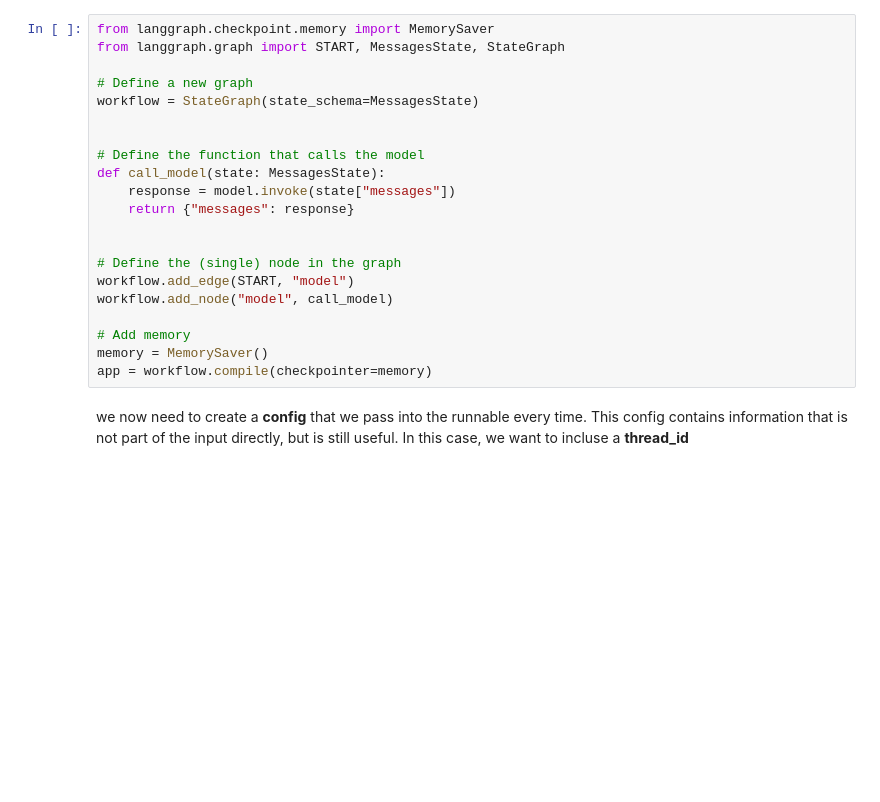
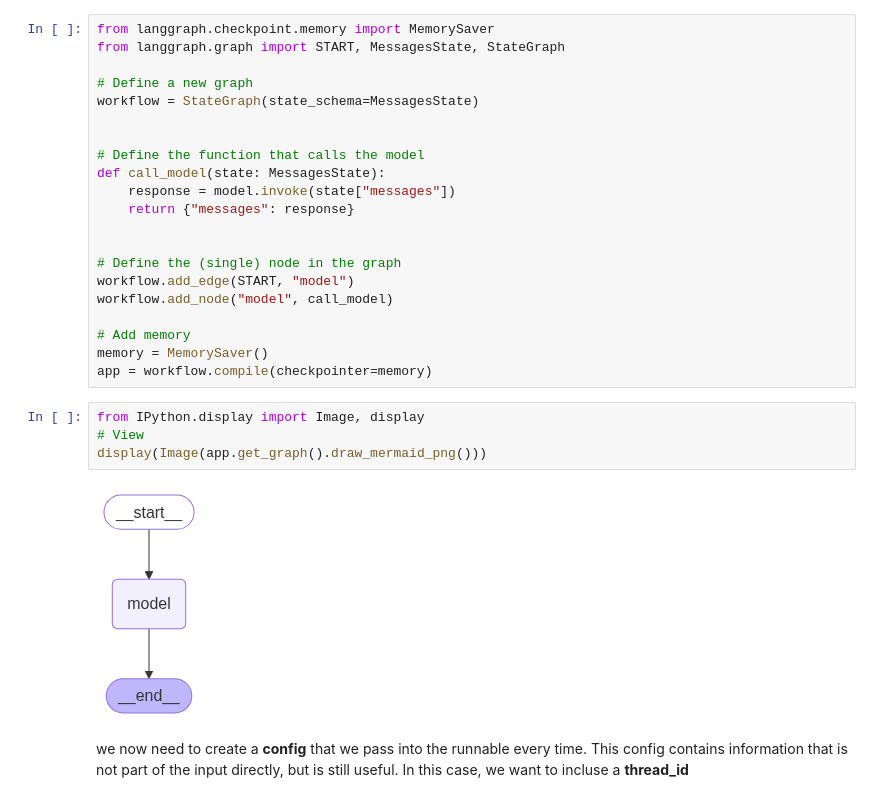
Before and after one commit to Ar3ee3ar/langchain_study, a Jupyter notebook: notebook/chatBot.ipynb, the cells around one changed output. Cells and saved outputs as stored; diff of their text form; blank space fills up the shorter version.

```diff
--- a/notebook/chatBot.ipynb
+++ b/notebook/chatBot.ipynb
@@ -75,6 +93,12 @@ workflow.add_node("model", call_model)
 # Add memory
 memory = MemorySaver()
 app = workflow.compile(checkpointer=memory)
+# %%
+from IPython.display import Image, display
+# View
+display(Image(app.get_graph().draw_mermaid_png()))
+# %% [output]
+[figure, added]
 # %% [markdown]
 we now need to create a <b>config</b> that we pass into the runnable every time. This config contains information that is not part of the input directly, but is still useful. In this case, we want to incluse a <b>thread_id</b>
 # %%
```
Also changed, not shown: parts of 4 cells of this notebook, 2 other files.
